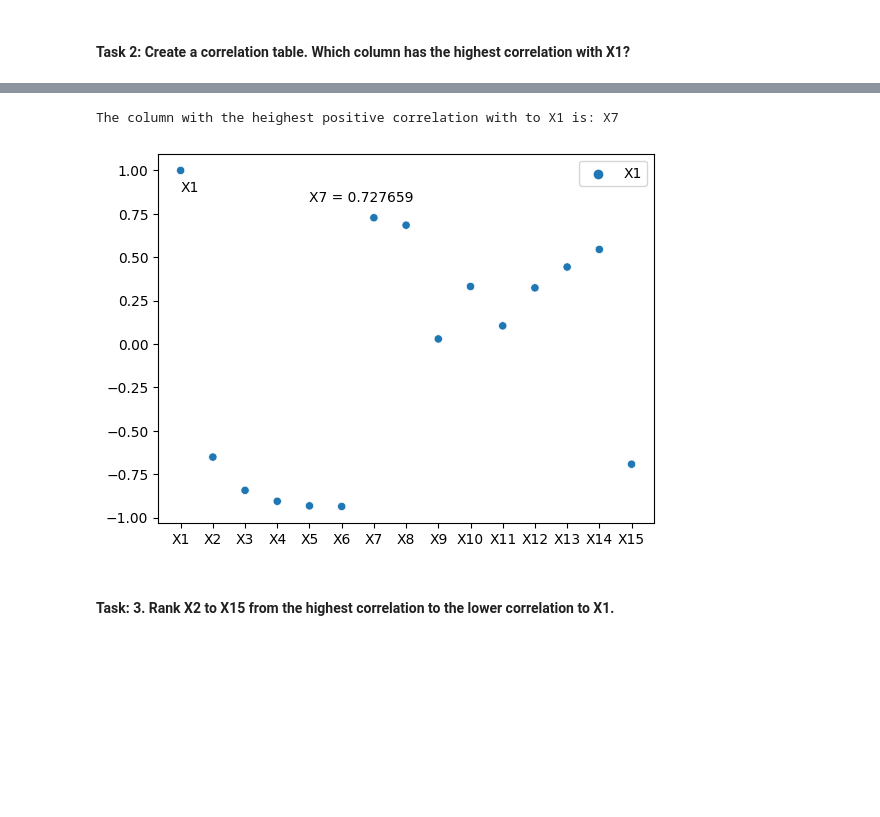
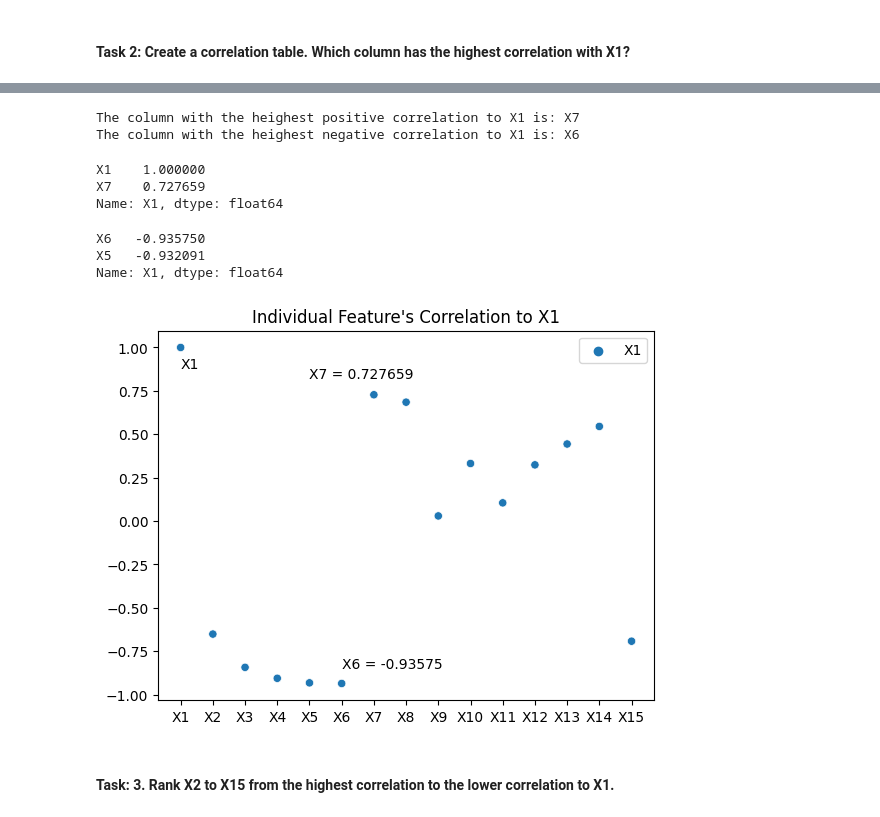
Before and after one commit to romaricoflores/bida406-predictive-analytics, a Jupyter notebook: week2/assignment1.ipynb, the cells around one changed output, grey strips where cells are left out. Cells and saved outputs as stored; diff of their text form; code cells hidden in the pictures; blank space fills up the shorter version.

```diff
--- a/week2/assignment1.ipynb
+++ b/week2/assignment1.ipynb
@@ -296,23 +359,42 @@ df_corrmatrix
 # %%
+#Finding the column with highest correlation to X1, choose index 1 so it skips X1
+h_corr_pos = df_corrmatrix['X1'].nlargest(2).index[1]
+
 #Finding the column with highest correlation to X1
-h_corr = df_corrmatrix['X1'].nlargest(2).index[1]
+h_corr_neg = df_corrmatrix['X1'].nsmallest(2).index[0]
 
-print("The column with the heighest positive correlation with to X1 is: " + h_corr)
+print("The column with the heighest positive correlation to X1 is: " + h_corr_pos)
+print("The column with the heighest negative correlation to X1 is: " + h_corr_neg)
 # %% [output]
-The column with the heighest positive correlation with to X1 is: X7
+The column with the heighest positive correlation to X1 is: X7
+The column with the heighest negative correlation to X1 is: X6
+# %%
+#Getting the top 2 heighest correlations to check if values are correct:
+df_corrmatrix['X1'].nlargest(2)
+# %% [output]
+X1    1.000000
+X7    0.727659
+Name: X1, dtype: float64
+# %%
+df_corrmatrix['X1'].nsmallest(2)
+# %% [output]
+X6   -0.935750
+X5   -0.932091
+Name: X1, dtype: float64
 # %%
 # Additional Visualization
 import seaborn as sns
 import matplotlib.pylab as plt
 
 X1 = df_corrmatrix[["X1"]]
 
-sns.scatterplot(X1)
+sns.scatterplot(X1).set(title='Individual Feature\'s Correlation to X1')
+plt.text('X1', 0.88, "X1", horizontalalignment='left', size='medium', color='black')
 plt.text('X5', 0.82, "X7 = 0.727659", horizontalalignment='left', size='medium', color='black')
-plt.text('X1', 0.88, "X1", horizontalalignment='left', size='medium', color='black')
+plt.text('X6', -0.85, "X6 = -0.93575", horizontalalignment='left', size='medium', color='black')
 plt.show()
 # %% [output]
-[figure, old version]
+[figure, new version]
 # %% [markdown]
 #### Task: 3. Rank X2 to X15 from the highest correlation to the lower correlation to X1.
 # %%
```
Also changed, not shown: parts of 39 cells of this notebook, 6 other files.
